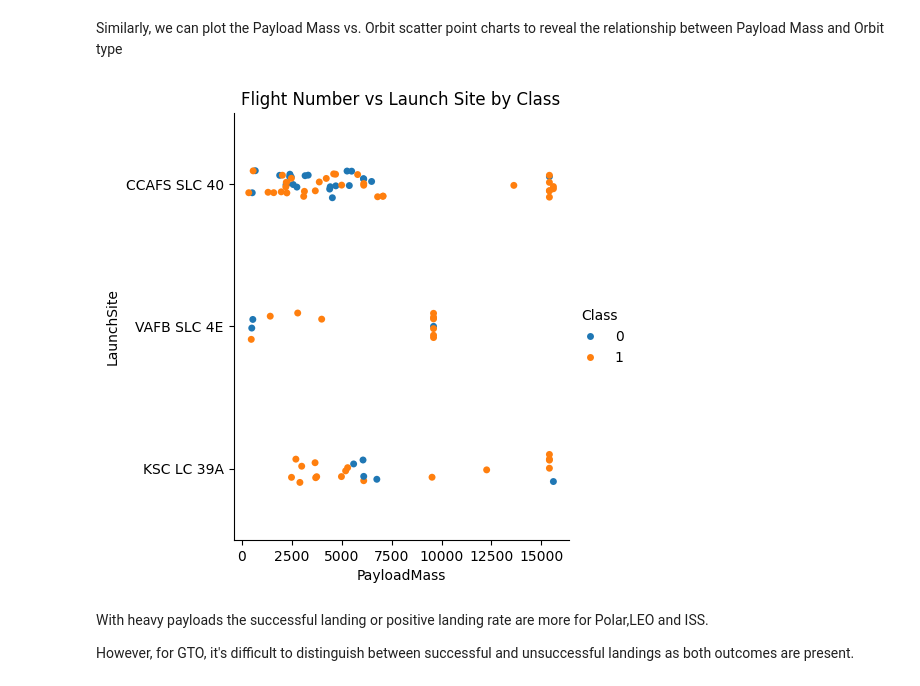
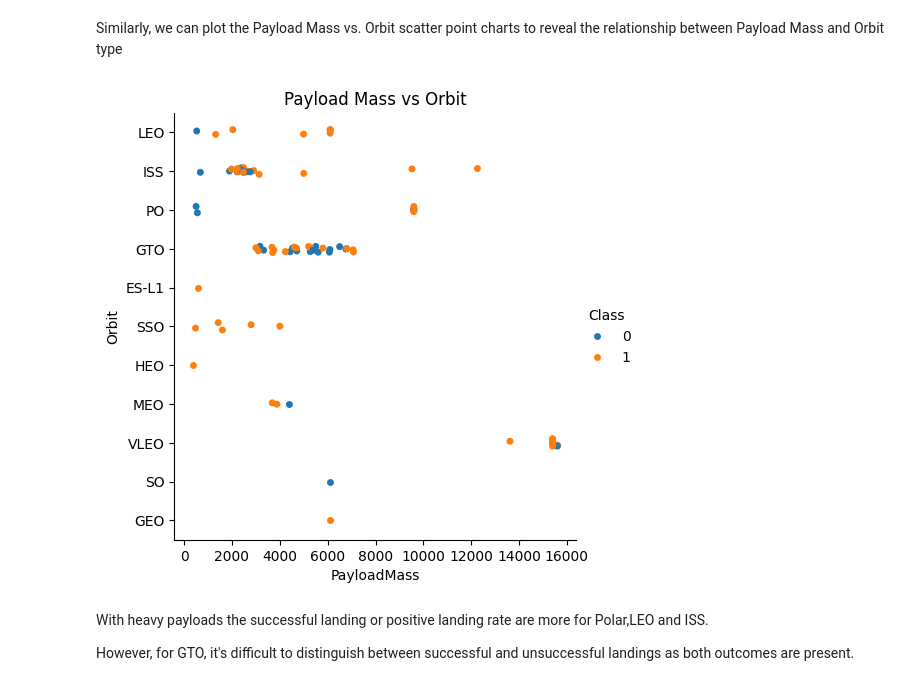
Before and after one commit to Rohith1903/IBM-Data-science, a Jupyter notebook: IBM CAPSTONE/Data Visualization.ipynb, the cells around one changed output. Saved outputs shown, nothing was run; the diff lists cells and outputs as text; code cells hidden in the pictures.

```diff
--- a/IBM CAPSTONE/Data Visualization.ipynb
+++ b/IBM CAPSTONE/Data Visualization.ipynb
@@ -62,13 +54,13 @@ please provide us feedback at https://github.com/pandas-dev/pandas/issues/54466
 # %% [markdown]
 First, let's read the SpaceX dataset into a Pandas dataframe and print its summary
 # %%
-from js import fetch
-import io
+
+
+
 
 URL = "https://cf-courses-data.s3.us.cloud-object-storage.appdomain.cloud/IBM-DS0321EN-SkillsNetwork/datasets/dataset_part_2.csv"
-resp = await fetch(URL)
-dataset_part_2_csv = io.BytesIO((await resp.arrayBuffer()).to_py())
-df=pd.read_csv(dataset_part_2_csv)
+
+df = pd.read_csv(URL)
 df.head(5)
 # %% [output]
 |  | FlightNumber | Date | BoosterVersion | PayloadMass | Orbit | LaunchSite | Outcome | Flights | GridFins | ... |
@@ -192,17 +184,17 @@ Similarly, we can plot the Payload Mass vs. Orbit scatter point charts to reveal
 # %%
 # Plot a scatter point chart with x axis to be Payload Mass and y axis to be the Orbit, and hue to be the class value
 sns.catplot(
     data=df,
     x="PayloadMass",
-    y="LaunchSite",
+    y="Orbit",
     hue="Class",
     kind="strip"   # strip is the scatter-style plot in catplot
 )
 
-plt.title("Flight Number vs Launch Site by Class")
+plt.title("Payload Mass vs Orbit")
 plt.show()
 # %% [output]
-[figure, old version]
+[figure, new version]
 # %% [markdown]
 With heavy payloads the successful landing or positive landing rate are more for Polar,LEO and ISS.
 
```
Also changed, not shown: parts of 2 cells of this notebook.
